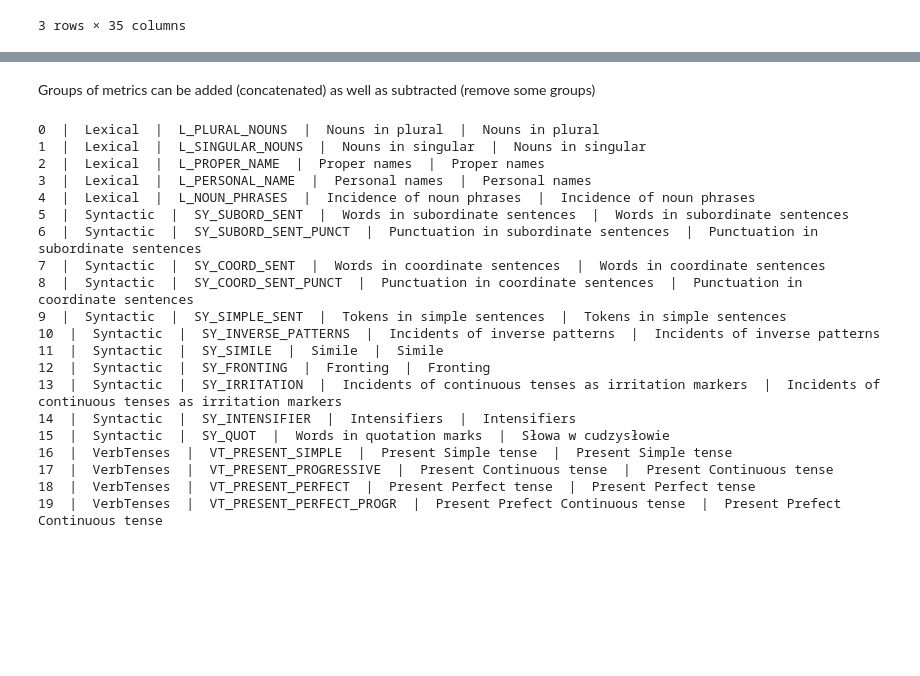
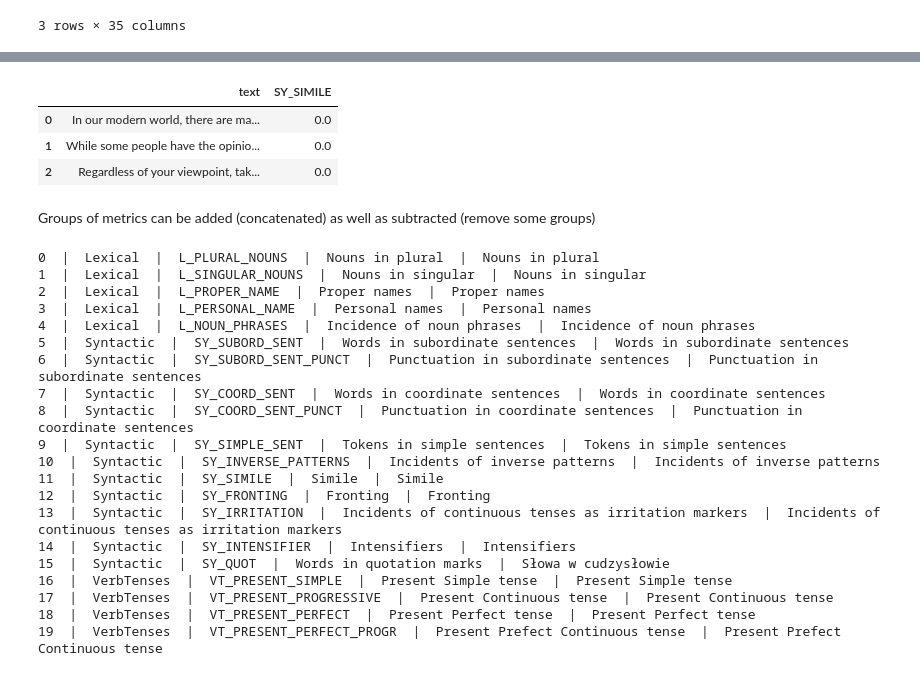
Before and after one commit to ZILiAT-NASK/StyloMetrix, a Jupyter notebook: examples/Tutorial.ipynb, the cells around one changed output, grey strips where cells are left out. Drawn from its saved outputs; the diff is of its cells as text; code cells hidden in the pictures; blank space fills up the shorter version.

```diff
--- a/examples/Tutorial.ipynb
+++ b/examples/Tutorial.ipynb
@@ -208,6 +254,15 @@ metrics
 | 0 | In our modern world, there are ma... | 0.0 |
 | 1 | While some people have the opinio... | 0.0 |
 | 2 | Regardless of your viewpoint, tak... | 0.0 |
+# %%
+stylo = sm.StyloMetrix('en', metrics=['SY_SIMILE'])
+metrics = stylo.transform(texts)
+metrics
+# %% [output]
+|  | text | SY_SIMILE |
+| 0 | In our modern world, there are ma... | 0.0 |
+| 1 | While some people have the opinio... | 0.0 |
+| 2 | Regardless of your viewpoint, tak... | 0.0 |
 # %% [markdown]
 Groups of metrics can be added (concatenated) as well as subtracted (remove some groups)
 # %%
```
Also changed, not shown: parts of 14 cells of this notebook, 1 other file.
